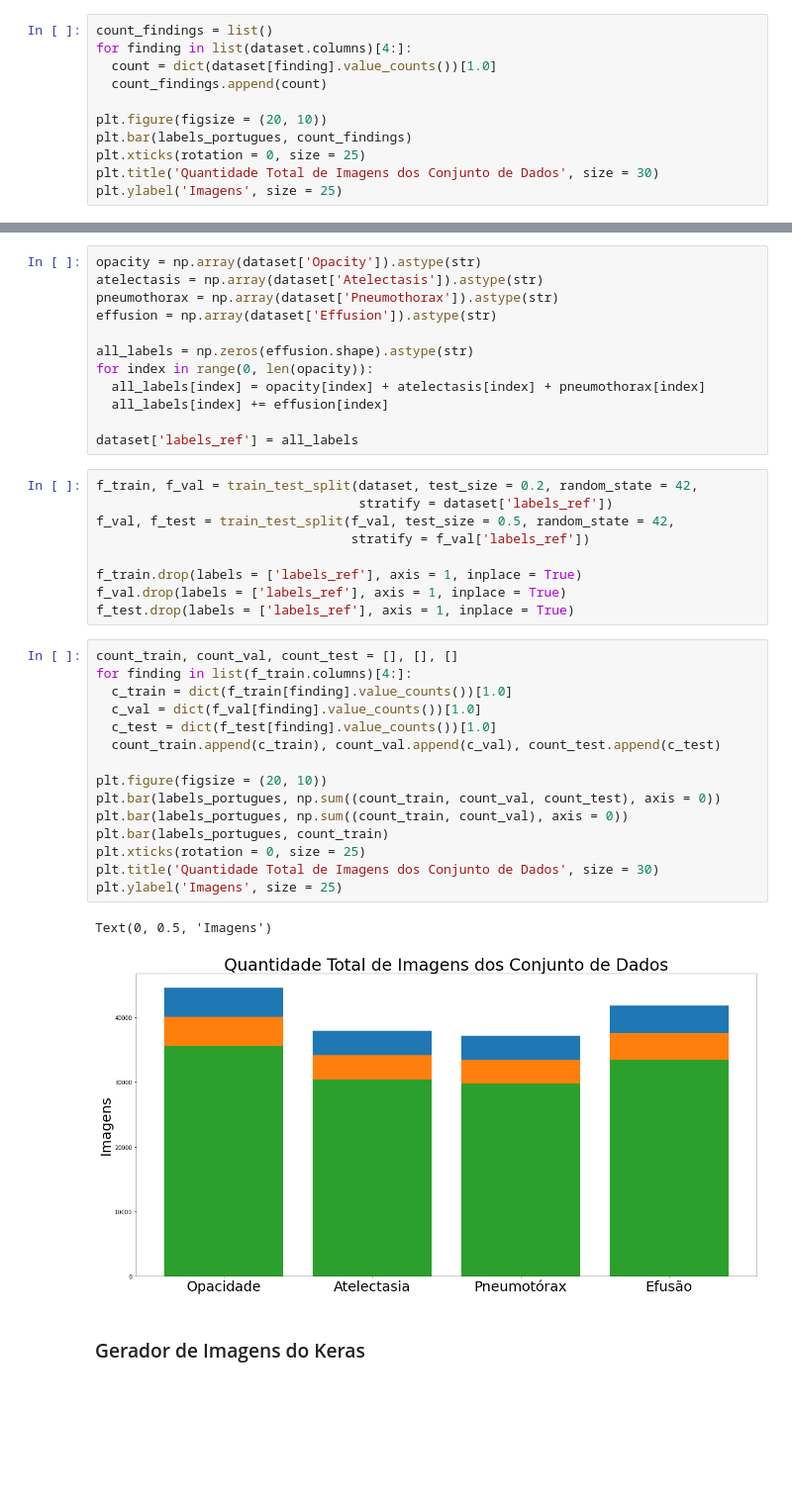
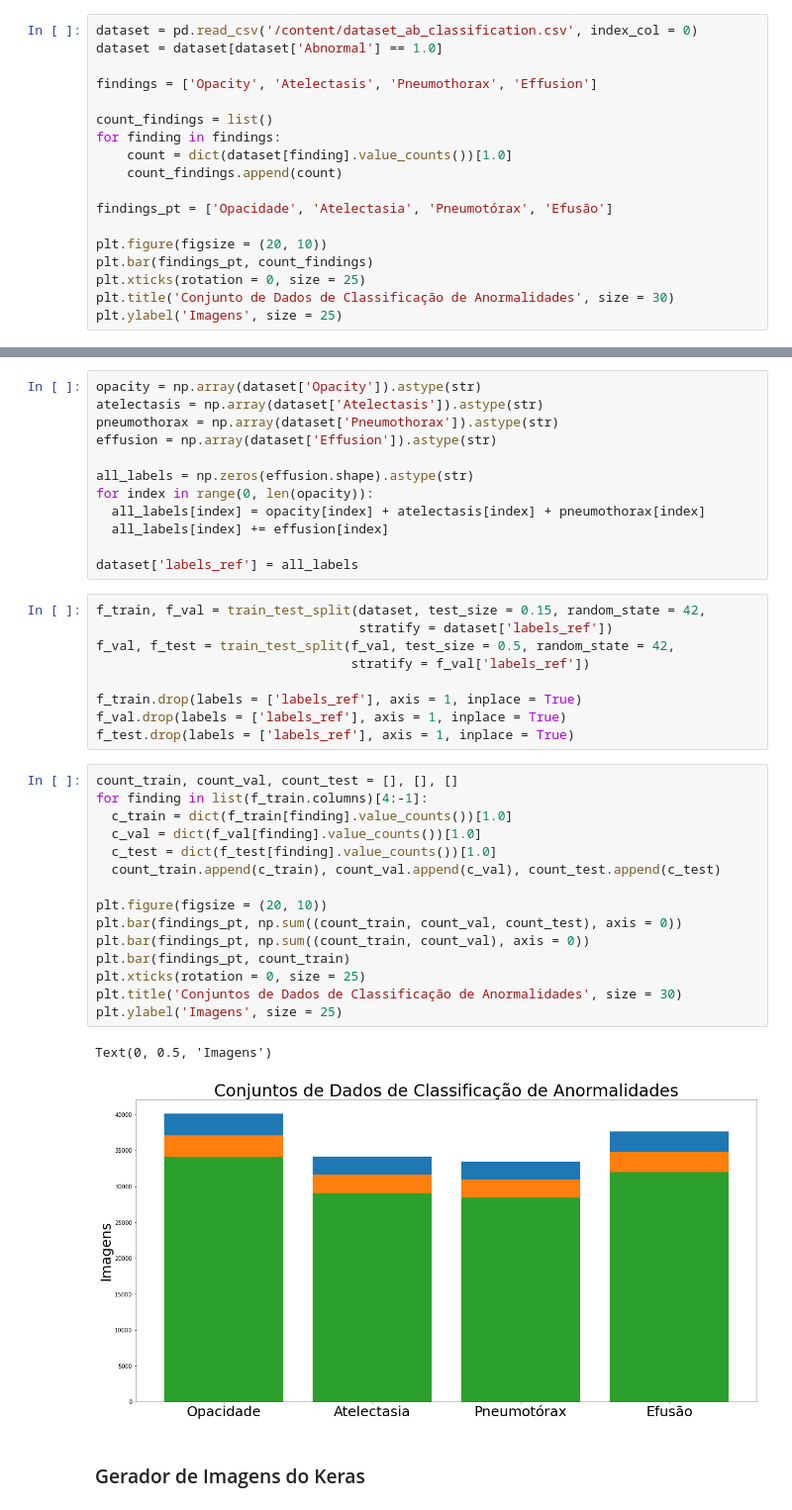
Before and after one commit to Alyssonmach/cnn-lung-diseases, a Jupyter notebook: experiments/second-paper/abnormality_classification.ipynb, the cells around one changed output, grey strips where cells are left out. Shown at 99% size. Saved outputs shown, nothing was run; the diff lists cells and outputs as text; blank space fills up the shorter version.

```diff
--- a/experiments/second-paper/abnormality_classification.ipynb
+++ b/experiments/second-paper/abnormality_classification.ipynb
@@ -48,13 +34,20 @@ labels_portugues = ['Opacidade', 'Atelectasia', 'Pneumotórax', 'Efusão']
 # %%
+dataset = pd.read_csv('/content/dataset_ab_classification.csv', index_col = 0)
+dataset = dataset[dataset['Abnormal'] == 1.0]
+
+findings = ['Opacity', 'Atelectasis', 'Pneumothorax', 'Effusion']
+
 count_findings = list()
-for finding in list(dataset.columns)[4:]:
-  count = dict(dataset[finding].value_counts())[1.0]
-  count_findings.append(count)
+for finding in findings:
+    count = dict(dataset[finding].value_counts())[1.0]
+    count_findings.append(count)
+
+findings_pt = ['Opacidade', 'Atelectasia', 'Pneumotórax', 'Efusão']
 
 plt.figure(figsize = (20, 10))
-plt.bar(labels_portugues, count_findings)
+plt.bar(findings_pt, count_findings)
 plt.xticks(rotation = 0, size = 25)
-plt.title('Quantidade Total de Imagens dos Conjunto de Dados', size = 30)
+plt.title('Conjunto de Dados de Classificação de Anormalidades', size = 30)
 plt.ylabel('Imagens', size = 25)
 # %% [output]
 Text(0, 0.5, 'Imagens')
@@ -72,7 +65,7 @@ for index in range(0, len(opacity)):
 
 dataset['labels_ref'] = all_labels
 # %%
-f_train, f_val = train_test_split(dataset, test_size = 0.2, random_state = 42,
+f_train, f_val = train_test_split(dataset, test_size = 0.15, random_state = 42,
                                   stratify = dataset['labels_ref'])
 f_val, f_test = train_test_split(f_val, test_size = 0.5, random_state = 42,
                                  stratify = f_val['labels_ref'])
@@ -82,22 +75,22 @@ f_val.drop(labels = ['labels_ref'], axis = 1, inplace = True)
 f_test.drop(labels = ['labels_ref'], axis = 1, inplace = True)
 # %%
 count_train, count_val, count_test = [], [], []
-for finding in list(f_train.columns)[4:]:
+for finding in list(f_train.columns)[4:-1]:
   c_train = dict(f_train[finding].value_counts())[1.0]
   c_val = dict(f_val[finding].value_counts())[1.0]
   c_test = dict(f_test[finding].value_counts())[1.0]
   count_train.append(c_train), count_val.append(c_val), count_test.append(c_test)
 
 plt.figure(figsize = (20, 10))
-plt.bar(labels_portugues, np.sum((count_train, count_val, count_test), axis = 0))
-plt.bar(labels_portugues, np.sum((count_train, count_val), axis = 0))
-plt.bar(labels_portugues, count_train)
+plt.bar(findings_pt, np.sum((count_train, count_val, count_test), axis = 0))
+plt.bar(findings_pt, np.sum((count_train, count_val), axis = 0))
+plt.bar(findings_pt, count_train)
 plt.xticks(rotation = 0, size = 25)
-plt.title('Quantidade Total de Imagens dos Conjunto de Dados', size = 30)
+plt.title('Conjuntos de Dados de Classificação de Anormalidades', size = 30)
 plt.ylabel('Imagens', size = 25)
 # %% [output]
 Text(0, 0.5, 'Imagens')
-[figure, old version]
+[figure, new version]
 # %% [markdown]
 ### Gerador de Imagens do Keras
 # %%
```
Also changed, not shown: parts of 71 cells of this notebook.
